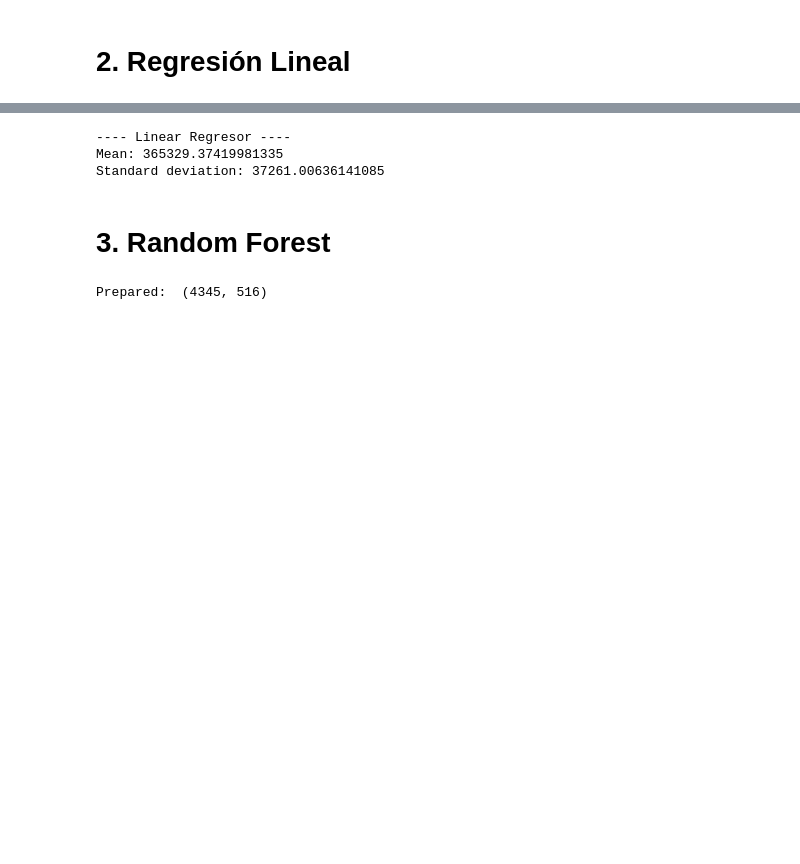
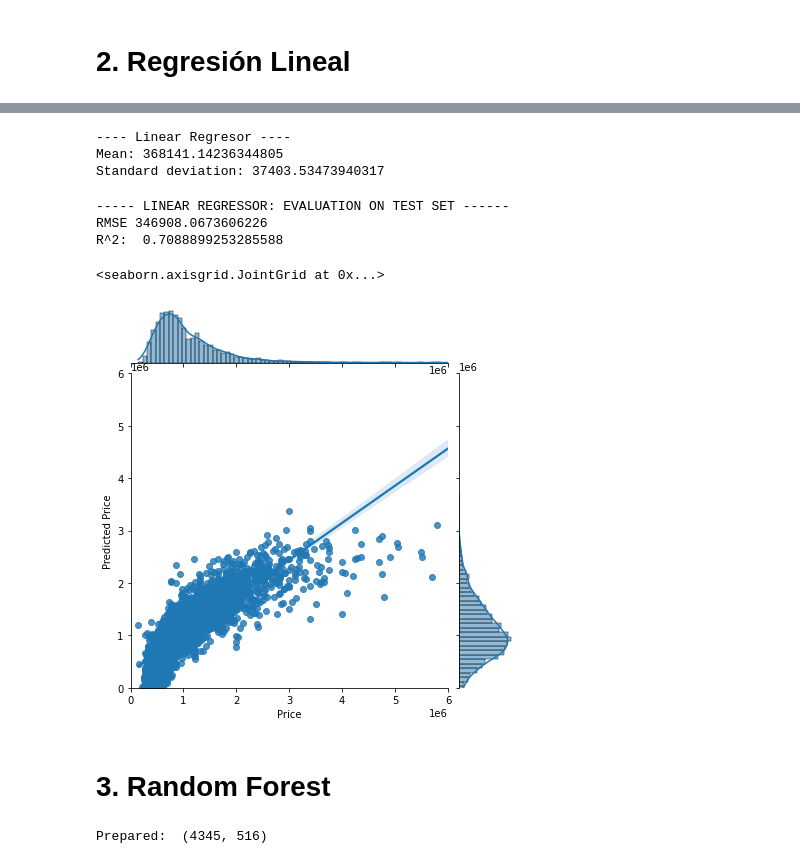
Before and after one commit to miguelMarchPiris/trabajo-ia, a Jupyter notebook: Notebook_Entrega.ipynb, the cells around one changed output, grey strips where cells are left out. Saved outputs shown, nothing was run; the diff lists cells and outputs as text; code cells hidden in the pictures; blank space fills up the shorter version.

```diff
--- a/Notebook_Entrega.ipynb
+++ b/Notebook_Entrega.ipynb
@@ -627,30 +877,53 @@ ACABADO:
 # %%
-atr_final_lr = {
-                'num_log_att': ['Landsize', 'BuildingArea'],
-                'num_att': ['Rooms', 'Distance', 'Bathroom', 'Car', 'YearBuilt', 'Lattitude'],
-                'num_poli_att': ['Rooms', 'BuildingArea'], 'cat_att': ['Type', 'Regionname', 'Postcode'],
-                'cat2mean_att': ['Type', 'CouncilArea', 'Suburb', 'Regionname', 'Postcode']
-}
-
+atr_final_lr = {'num_log_att': ['Landsize', 'BuildingArea'],
+                'num_att': ['Rooms', 'Distance', 'Bedroom2', 'Bathroom', 'Car', 'YearBuilt', 'Lattitude'],
+                'num_poli_att': ['Rooms', 'BuildingArea'],
+                'cat_att': ['Type', 'Suburb', 'Regionname']
+               }
 final_full_pipe_lr = ColumnTransformer([
-            ("num0", lr_pipe_num0, atr_final_lr["num_log_att"]),
-            ("num1", lr_pipe_num1, atr_final_lr["num_att"]),
-            ("poli", lr_pipe_poli, atr_final_lr["num_poli_att"]),
-            ("cat",  lr_cat_pipe, atr_final_lr["cat_att"]),
-            ("cat_2_mean",lr_cat2mean_pipe, atr_final_lr["cat2mean_att"])
-])
+            ("num0", lr_pipe_num0, dict_att["num_log_att"]),
+            ("num1", lr_pipe_num1, dict_att["num_att"]),
+            ("poli", lr_pipe_poli, dict_att["num_poli_att"]),
+            ("cat",  lr_cat_pipe, dict_att["cat_att"]),
+        ])
 # %%
 
 linear_regressor = LinearRegression()
 # Preparamos los datos con la pipe final
-X_train_prepared = actual_full_pipe.fit_transform(X_train_lr,y_train_lr)
+X_train_prepared = final_full_pipe_lr.fit_transform(X_train_lr,y_train_lr)
 # Ejecutamos el modelo
 final_score = cross_val_score(linear_regressor, X_train_prepared, y_train_lr,scoring="neg_root_mean_squared_error", cv=5, n_jobs=-1)
 display_scores(-final_score, "Linear Regresor")
 # %% [output]
 ---- Linear Regresor ----
-Mean: 365329.37419981335
-Standard deviation: 37261.00636141085
+Mean: 368141.14236344805
+Standard deviation: 37403.53473940317
+# %%
+linear_regressor = LinearRegression()
+
+# Preparamos los datos con la pipe final
+X_train_prepared = final_full_pipe_lr.fit_transform(X_train_lr,y_train_lr)
+X_test_prepared  = final_full_pipe_lr.transform(X_test_lr)
+
+linear_regressor.fit(X_train_prepared,y_train_lr)
+y_pred = linear_regressor.predict(X_test_prepared)
+print("----- LINEAR REGRESSOR: EVALUATION ON TEST SET ------")
+rmse=np.sqrt(mean_squared_error(y_test_lr, y_pred))
+print("RMSE",rmse)
+r2=r2_score(y_test_lr, y_pred)
+print("R^2: ",r2)
+
+result = pd.DataFrame({"Price":y_test_lr,
+                      "Predicted Price":y_pred})
+
+# I prefer this plot.
+sns.jointplot(data=result, x="Price", y="Predicted Price",xlim=(0,6000000),ylim=(0,6000000),kind="reg")
+# %% [output]
+----- LINEAR REGRESSOR: EVALUATION ON TEST SET ------
+RMSE 346908.0673606226
+R^2:  0.7088899253285588
+<seaborn.axisgrid.JointGrid at 0x...>
+[figure, added]
 # %% [markdown]
 # 3. Random Forest
 # %%
```
Also changed, not shown: parts of 23 cells of this notebook, 2 other files.
